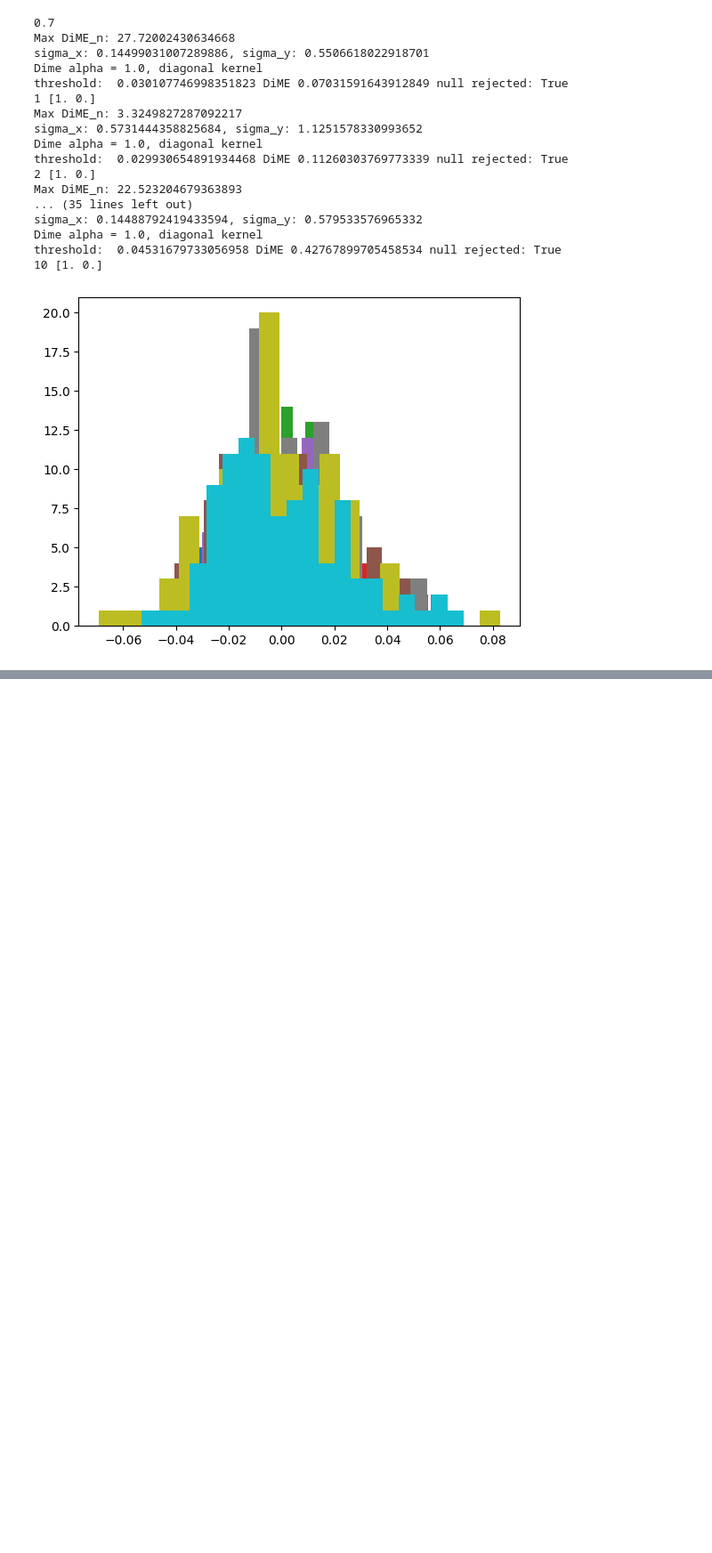
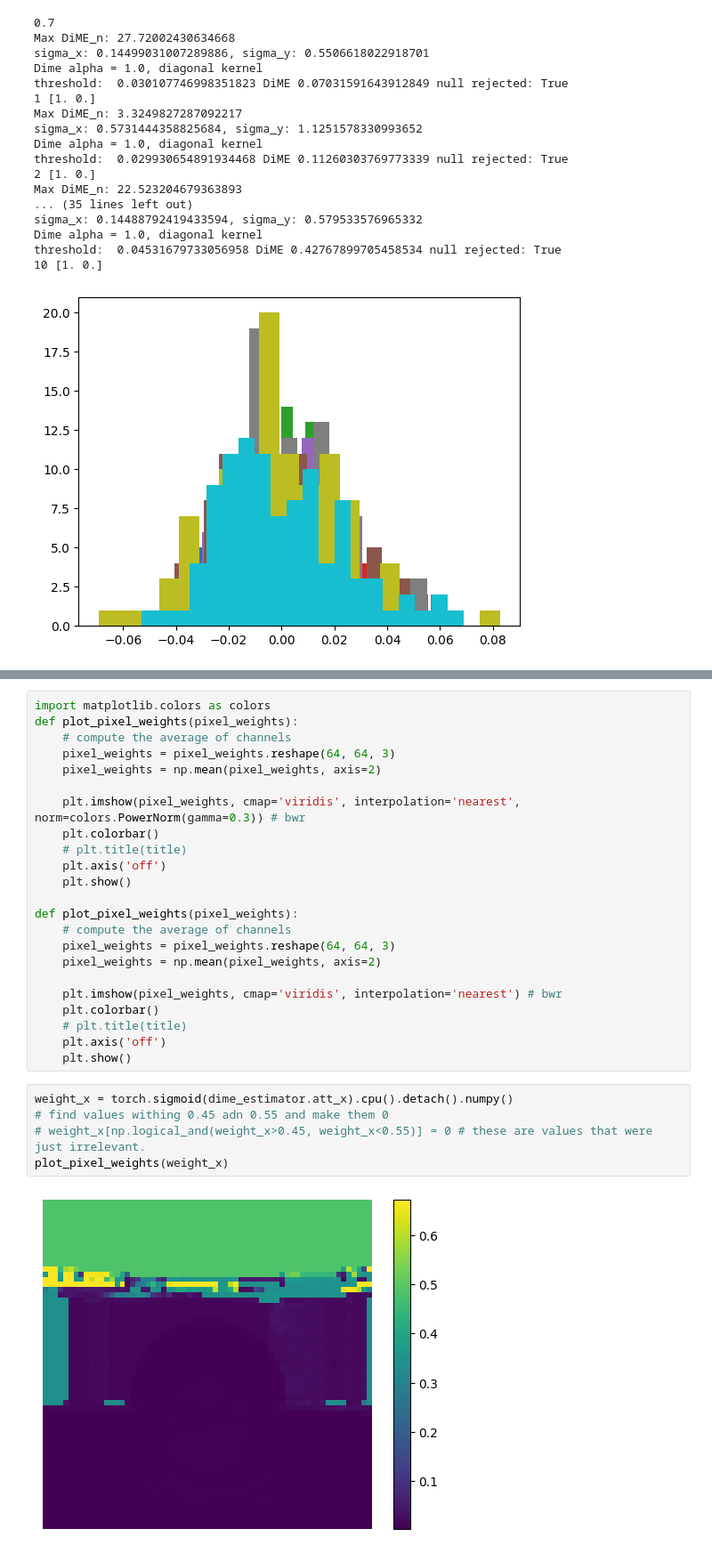
Before and after one commit to KeiderHoyos/IndependenceTestingDifferenceEntropies, a Jupyter notebook: demo.ipynb, the cells around one changed output, grey strips where cells are left out. Shown at 89% size. Drawn from its saved outputs; the diff is of its cells as text; blank space fills up the shorter version.

```diff
--- a/demo.ipynb
+++ b/demo.ipynb
@@ -464,0 +571,30 @@ np.log(64)
+# %%
+import matplotlib.colors as colors
+def plot_pixel_weights(pixel_weights):
+    # compute the average of channels
+    pixel_weights = pixel_weights.reshape(64, 64, 3)
+    pixel_weights = np.mean(pixel_weights, axis=2)
+
+    plt.imshow(pixel_weights, cmap='viridis', interpolation='nearest', norm=colors.PowerNorm(gamma=0.3)) # bwr
+    plt.colorbar()
+    # plt.title(title)
+    plt.axis('off')
+    plt.show()
+
+def plot_pixel_weights(pixel_weights):
+    # compute the average of channels
+    pixel_weights = pixel_weights.reshape(64, 64, 3)
+    pixel_weights = np.mean(pixel_weights, axis=2)
+
+    plt.imshow(pixel_weights, cmap='viridis', interpolation='nearest') # bwr
+    plt.colorbar()
+    # plt.title(title)
+    plt.axis('off')
+    plt.show()
+# %%
+weight_x = torch.sigmoid(dime_estimator.att_x).cpu().detach().numpy()
+# find values withing 0.45 adn 0.55 and make them 0
+# weight_x[np.logical_and(weight_x>0.45, weight_x<0.55)] = 0 # these are values that were just irrelevant.
+plot_pixel_weights(weight_x)
+# %% [output]
+[figure, added]
```
Also changed, not shown: parts of 3 cells of this notebook, 2 other files.
